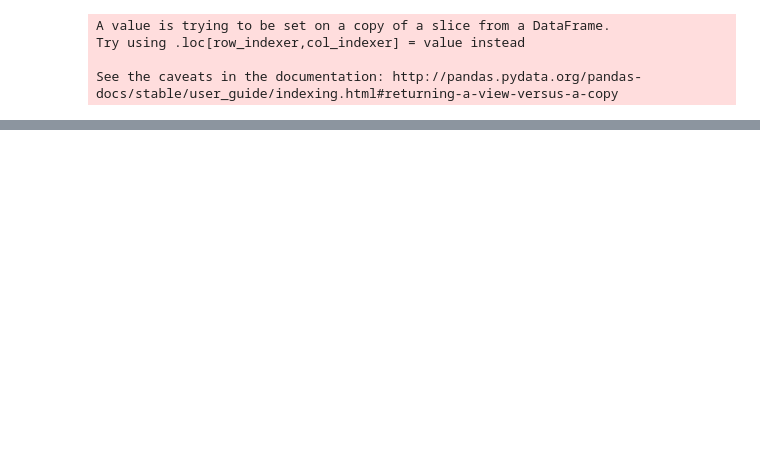
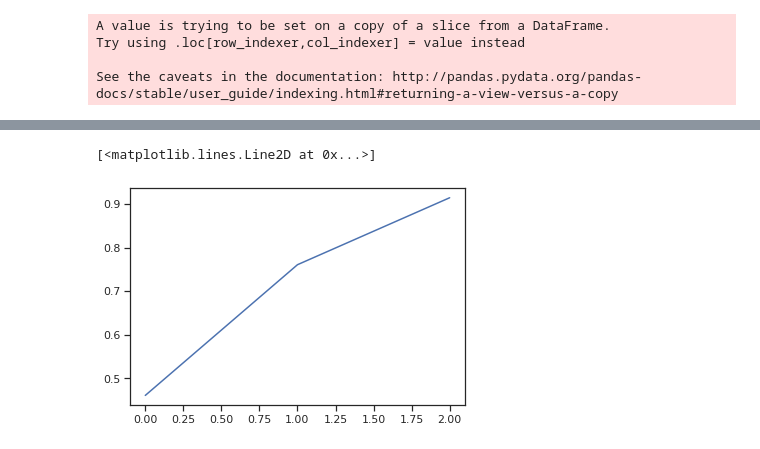
Before and after one commit to aerubanov/Proj_Air_Quality, a Jupyter notebook: notebooks/anomaly selection.ipynb, the cells around one changed output, grey strips where cells are left out. Cells and saved outputs as stored; diff of their text form; code cells hidden in the pictures; blank space fills up the shorter version.

```diff
--- a/notebooks/anomaly selection.ipynb
+++ b/notebooks/anomaly selection.ipynb
@@ -105,0 +148,17 @@ anom_list[91].P1.plot()
+# %%
+anomdata = pd.DataFrame(index=[i for i in range(len(anom_list))])
+# %%
+# anomdata['positive'] = [int(np.mean(i.resid) > 0) for i in anom_list]
+anomdata['resid'] = [i.resid.mean() for i in anom_list]
+#anomdata['minutes'] = [len(i)*5 for i in anom_list]
+anomdata['max_P1'] = [i.P1.max() for i in anom_list]
+anomdata['min_P1'] = [i.P1.min() for i in anom_list]
+anomdata['change_P1'] = [i.P1.max()-i.P1.min() for i in anom_list]
+anomdata['change_P2'] = [i.P2.max()-i.P2.min() for i in anom_list]
+anomdata['mean_hum'] = [i.humidity.mean() for i in anom_list]
+anomdata['change_hum'] = [i.humidity.max()-i.humidity.min() for i in anom_list]
+anomdata['mean_temp'] = [i.temperature.mean() for i in anom_list]
+anomdata['change_temp'] = [i.temperature.max()-i.temperature.min() for i in anom_list]
+anomdata['prec'] = [i.precipitation.mean() for i in anom_list]
+anomdata['prec_change'] = [i.precipitation.max() - i.precipitation.min() for i in anom_list]
+anomdata['prec_amount'] = [i.prec_amount.mean() for i in anom_list]
@@ -105,0 +176,9 @@ anom_list[91].P1.plot()
+# %%
+pca = PCA(n_components=3)
+pca.fit(anomdata)
+X = pca.transform(anomdata)
+# %%
+plt.plot(1-pca.explained_variance_ratio_)
+# %% [output]
+[<matplotlib.lines.Line2D at 0x...>]
+[figure, added]
```
Also changed, not shown: parts of 19 cells of this notebook.
